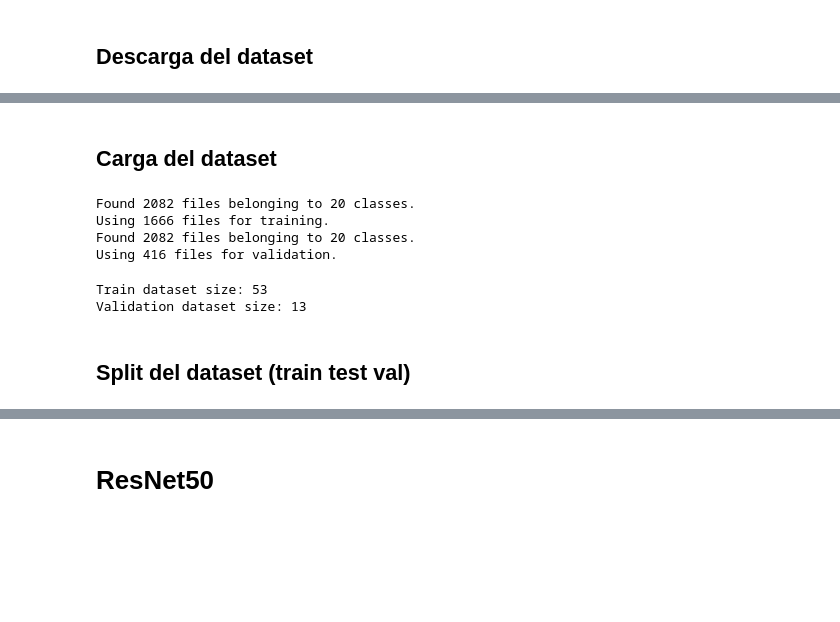
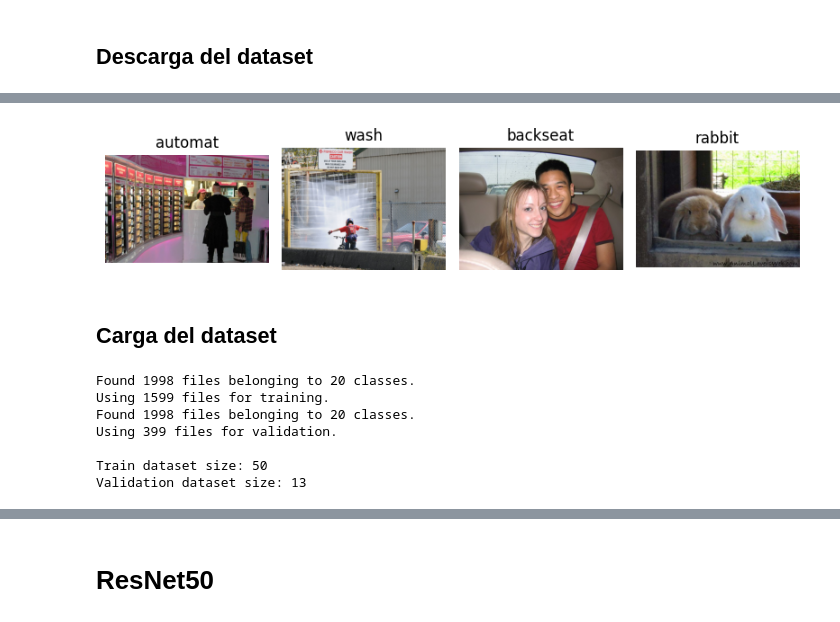
Before and after one commit to alheir/nnii-cv, a Jupyter notebook: tp02_datacentric_cv.ipynb, the cells around one changed output, grey strips where cells are left out. Drawn from its saved outputs; the diff is of its cells as text; code cells hidden in the pictures; blank space fills up the shorter version.

```diff
--- a/tp02_datacentric_cv.ipynb
+++ b/tp02_datacentric_cv.ipynb
@@ -115,2 +145,30 @@ print(folder_list)
+# %%
+num_images_to_plot = 4
+
+plt.figure(figsize=(8, 6))
+
+for i in range(num_images_to_plot):
+    random_folder = random.choice(folder_list)
+    folder_path = os.path.join(images_root_path, random_folder)
+    image_files = [f for f in os.listdir(folder_path) if os.path.isfile(os.path.join(folder_path, f))]
+
+    if image_files:
+        random_image = random.choice(image_files)
+        image_path = os.path.join(folder_path, random_image)
+        try:
+          img = Image.open(image_path)
+          plt.subplot(1, num_images_to_plot, i+1)
+          plt.imshow(img)
+          plt.title(random_folder)
+          plt.axis('off')
+        except Exception as e:
+          print(f"Error al procesar la imagen {image_path}: {e}")
+    else:
+      print(f"La carpeta {random_folder} no contiene imágenes.")
+
+plt.tight_layout()
+plt.show()
+# %% [output]
+[figure, added]
 # %% [markdown]
 ## Carga del dataset
@@ -120,11 +175,14 @@ IMG_SIZE = (224, 224)
 # %%
+batch_size = 32
+img_size = (224, 224)
+
 train_ds = image_dataset_from_directory(
     images_root_path,
     validation_split=0.2,
     subset="training",
     seed=42,
-    image_size=IMG_SIZE,
-    batch_size=BATCH_SIZE,
+    image_size=img_size,
+    batch_size=batch_size,
     shuffle=True,
     label_mode='categorical'
 )
@@ -134,25 +192,21 @@ val_ds = image_dataset_from_directory(
     validation_split=0.2,
     subset="validation",
     seed=42,
-    image_size=IMG_SIZE,
-    batch_size=BATCH_SIZE,
+    image_size=img_size,
+    batch_size=batch_size,
     shuffle=True,
     label_mode='categorical'
 )
 
-# Preprocessing the dataset using ResNet's preprocess_input
-train_ds = train_ds.map(lambda x, y: (preprocess_input(x), y))
-val_ds = val_ds.map(lambda x, y: (preprocess_input(x), y))
+print()
+
+print(f"Train dataset size: {len(train_ds)}")
+print(f"Validation dataset size: {len(val_ds)}")
 # %% [output]
-Found 2082 files belonging to 20 classes.
-Using 1666 files for training.
-Found 2082 files belonging to 20 classes.
-Using 416 files for validation.
+Found 1998 files belonging to 20 classes.
+Using 1599 files for training.
+Found 1998 files belonging to 20 classes.
+Using 399 files for validation.
+
+Train dataset size: 50
+Validation dataset size: 13
-# %%
-print(f"Train dataset size: {len(train_ds)}")
-print(f"Validation dataset size: {len(val_ds)}")
-# %% [output]
-Train dataset size: 53
-Validation dataset size: 13
-# %% [markdown]
-## Split del dataset (train test val)
```
Also changed, not shown: parts of 22 cells of this notebook.
